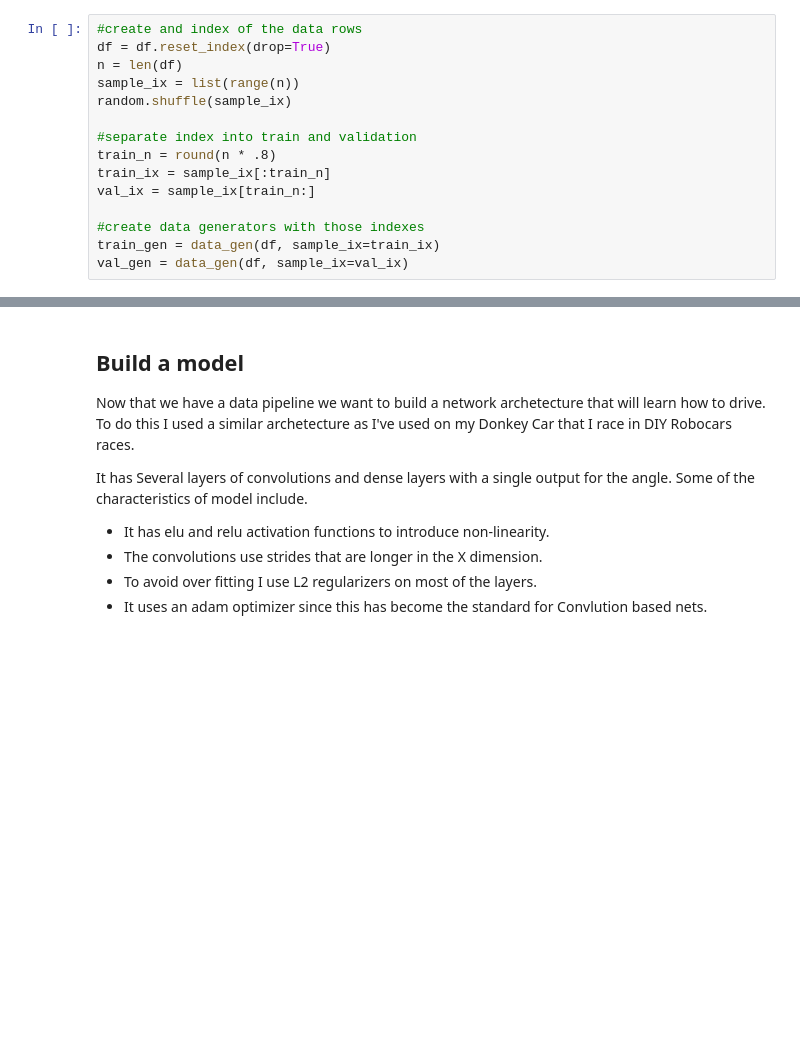
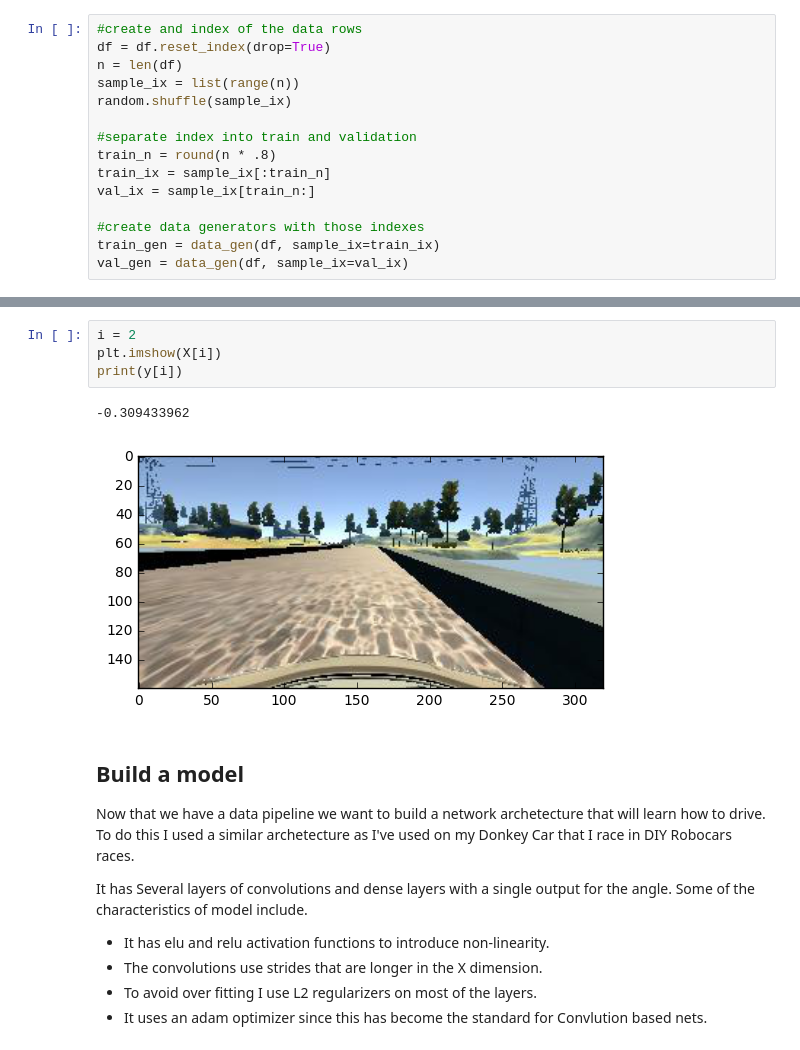
Before and after one commit to wroscoe/udacity_projects, a Jupyter notebook: P3_behavioral_cloning/train_model.ipynb, the cells around one changed output, grey strips where cells are left out. Cells and saved outputs as stored; diff of their text form; blank space fills up the shorter version.

```diff
--- a/P3_behavioral_cloning/train_model.ipynb
+++ b/P3_behavioral_cloning/train_model.ipynb
@@ -174,3 +185,10 @@ val_gen = data_gen(df, sample_ix=val_ix)
+# %%
+i = 2
+plt.imshow(X[i])
+print(y[i])
+# %% [output]
+-0.309433962
+[figure, added]
 # %% [markdown]
 ## Build a model
 
```
Also changed, not shown: parts of 3 cells of this notebook.
